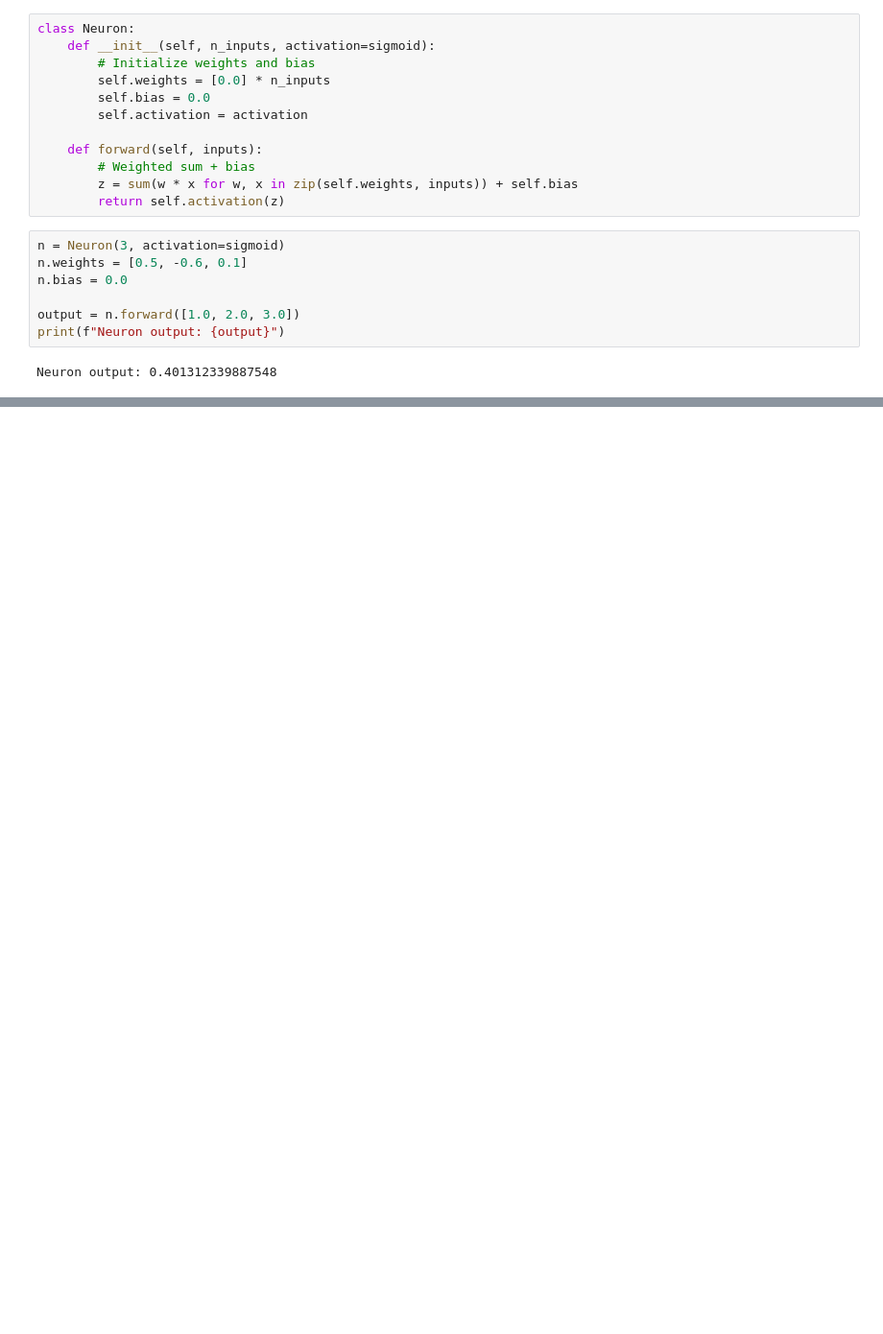
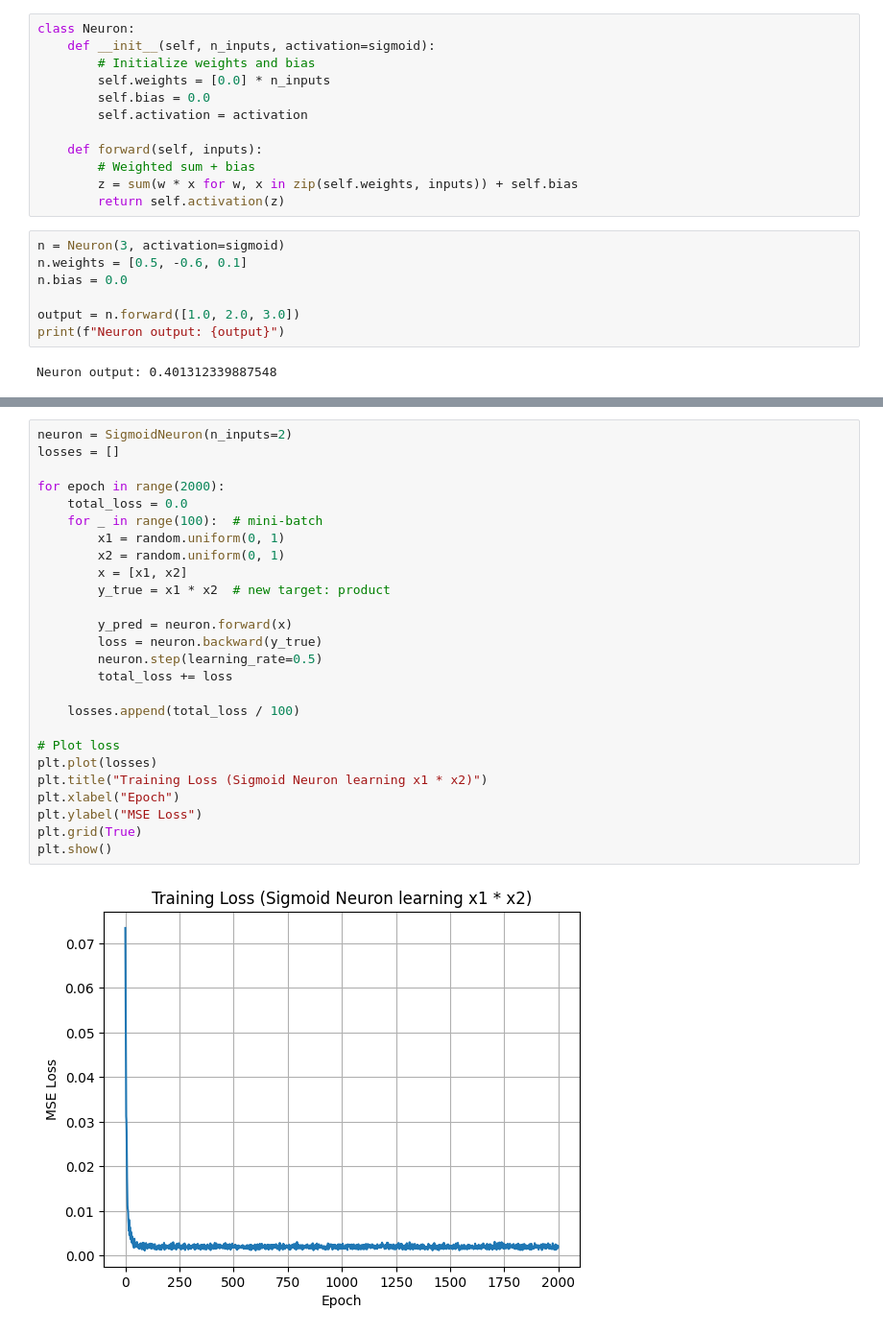
Before and after one commit to G0nkly/pytorch_sandbox, a Jupyter notebook: primer/NN/PyTorch_NN_Basics.ipynb, the cells around one changed output, grey strips where cells are left out. Shown at 96% size. Drawn from its saved outputs; the diff is of its cells as text; blank space fills up the shorter version.

```diff
--- a/primer/NN/PyTorch_NN_Basics.ipynb
+++ b/primer/NN/PyTorch_NN_Basics.ipynb
@@ -36,0 +358,28 @@ Neuron output: 0.401312339887548
+# %%
+neuron = SigmoidNeuron(n_inputs=2)
+losses = []
+
+for epoch in range(2000):
+    total_loss = 0.0
+    for _ in range(100):  # mini-batch
+        x1 = random.uniform(0, 1)
+        x2 = random.uniform(0, 1)
+        x = [x1, x2]
+        y_true = x1 * x2  # new target: product
+
+        y_pred = neuron.forward(x)
+        loss = neuron.backward(y_true)
+        neuron.step(learning_rate=0.5)
+        total_loss += loss
+
+    losses.append(total_loss / 100)
+
+# Plot loss
+plt.plot(losses)
+plt.title("Training Loss (Sigmoid Neuron learning x1 * x2)")
+plt.xlabel("Epoch")
+plt.ylabel("MSE Loss")
+plt.grid(True)
+plt.show()
+# %% [output]
+[figure, added]
```
Also changed, not shown: parts of 16 cells of this notebook.
